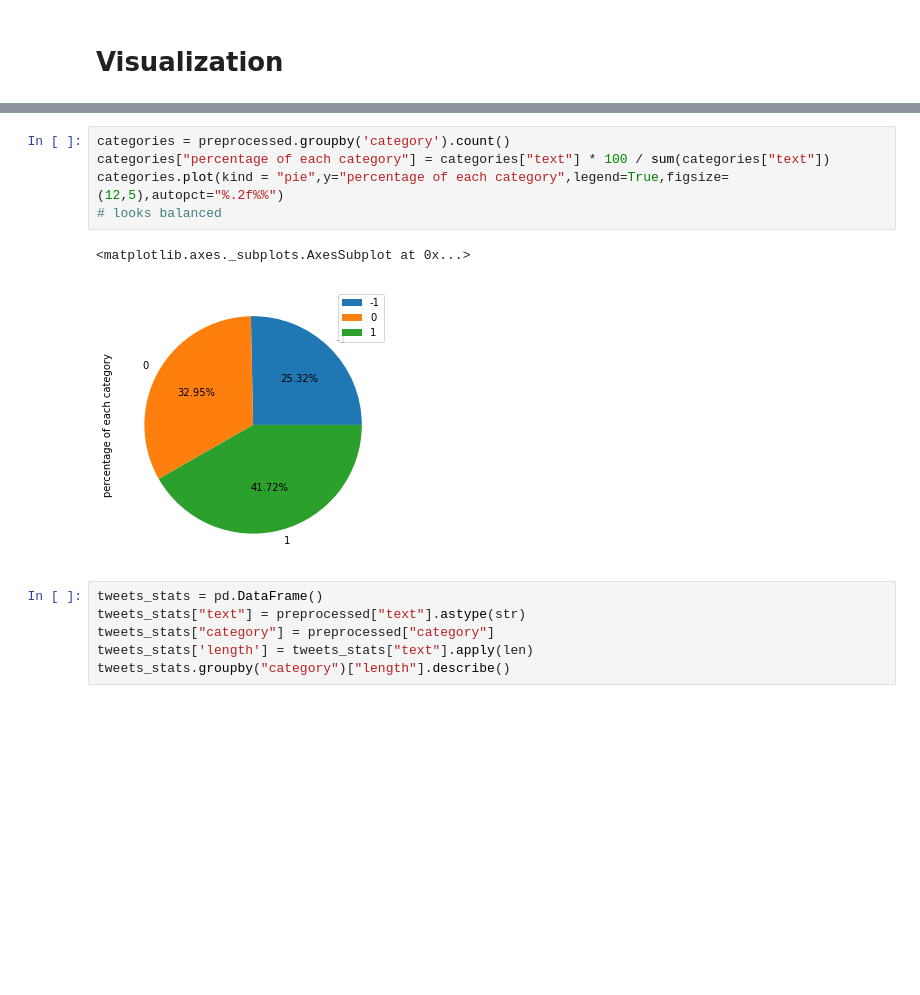
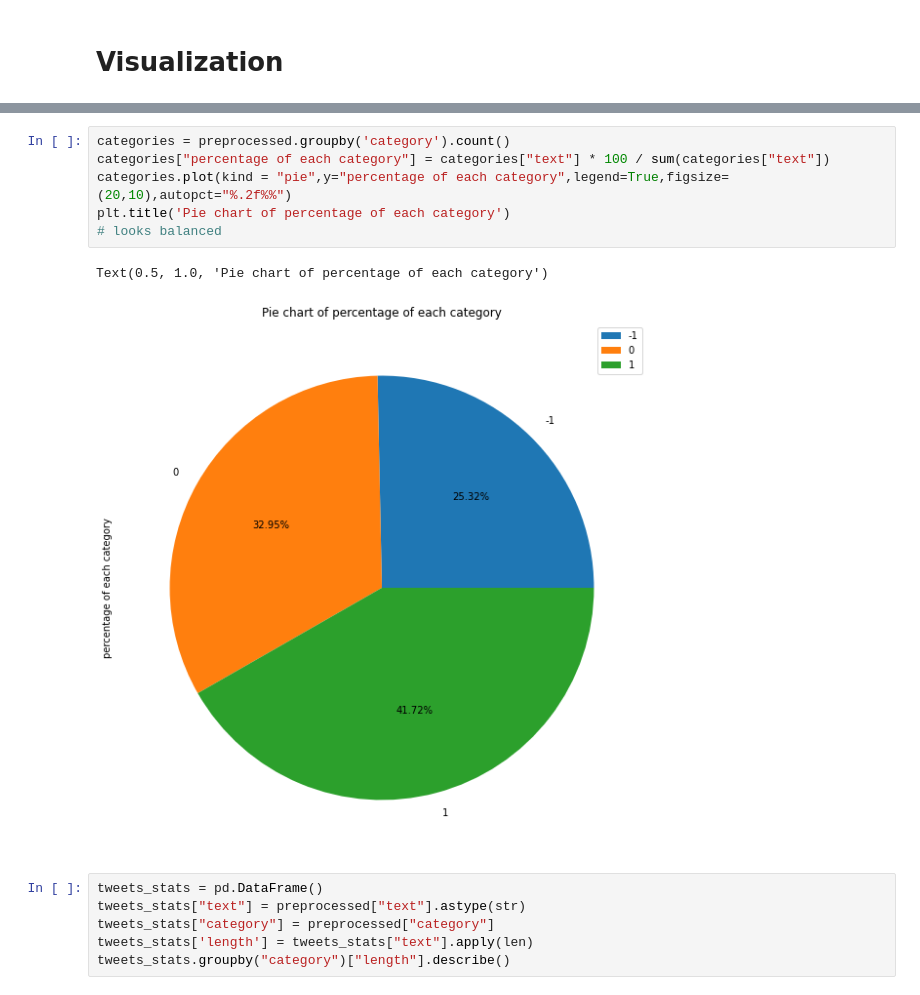
Before and after one commit to beta996/Twitter-Sentiment-Analysis, a Jupyter notebook: MLproject1.ipynb, the cells around one changed output, grey strips where cells are left out. Cells and saved outputs as stored; diff of their text form; blank space fills up the shorter version.

```diff
--- a/MLproject1.ipynb
+++ b/MLproject1.ipynb
@@ -258,11 +352,12 @@ Text(0.5, 0, 'Count')
 # %%
 categories = preprocessed.groupby('category').count()
 categories["percentage of each category"] = categories["text"] * 100 / sum(categories["text"])
-categories.plot(kind = "pie",y="percentage of each category",legend=True,figsize=(12,5),autopct="%.2f%%")
+categories.plot(kind = "pie",y="percentage of each category",legend=True,figsize=(20,10),autopct="%.2f%%")
+plt.title('Pie chart of percentage of each category')
 # looks balanced
 # %% [output]
-<matplotlib.axes._subplots.AxesSubplot at 0x...>
+Text(0.5, 1.0, 'Pie chart of percentage of each category')
-[figure, old version]
+[figure, new version]
 # %%
 tweets_stats = pd.DataFrame()
 tweets_stats["text"] = preprocessed["text"].astype(str)
```
Also changed, not shown: parts of 61 cells of this notebook.
